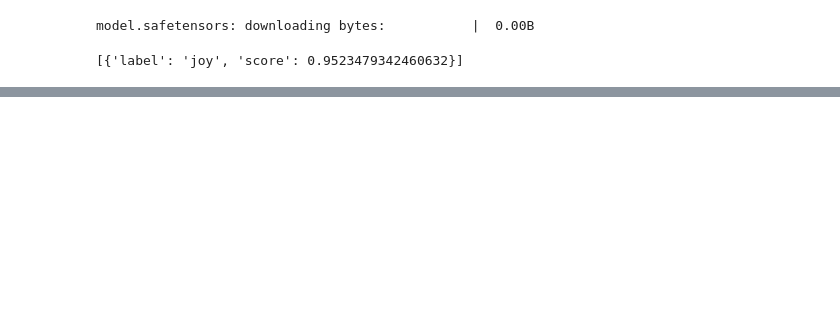
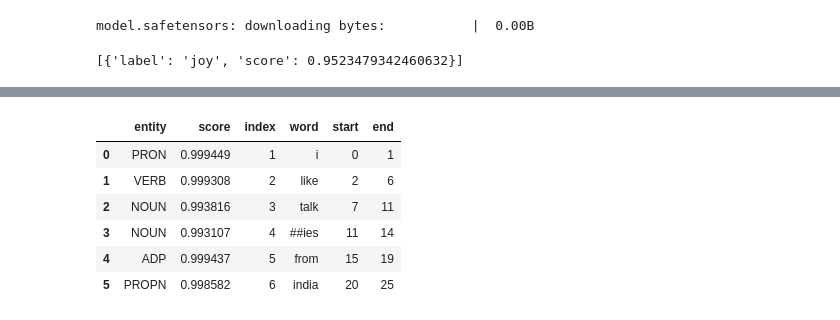
Before and after one commit to kumar-sanchay/fine-tunning-models, a Jupyter notebook: HuggingFaceExplore.ipynb, the cells around one changed output, grey strips where cells are left out. Saved outputs shown, nothing was run; the diff lists cells and outputs as text; code cells hidden in the pictures; blank space fills up the shorter version.

```diff
--- a/HuggingFaceExplore.ipynb
+++ b/HuggingFaceExplore.ipynb
@@ -21,0 +24,5 @@ outputs
+# %%
+from transformers import pipeline
+
+# ner = pipeline(task='ner', model='dbmdz/bert-large-cased-finetuned-conll03-english')
+ner = pipeline(task='ner', model='vblagoje/bert-english-uncased-finetuned-pos', device=0)
@@ -21,0 +39,16 @@ outputs
+# %%
+text = 'I like Talkies from india'
+
+output = ner(text)
+# %%
+import pandas as pd
+
+pd.DataFrame(output)
+# %% [output]
+|  | entity | score | index | word | start | end |
+| 0 | PRON | 0.999449 | 1 | i | 0 | 1 |
+| 1 | VERB | 0.999308 | 2 | like | 2 | 6 |
+| 2 | NOUN | 0.993816 | 3 | talk | 7 | 11 |
+| 3 | NOUN | 0.993107 | 4 | ##ies | 11 | 14 |
+| 4 | ADP | 0.999437 | 5 | from | 15 | 19 |
+| 5 | PROPN | 0.998582 | 6 | india | 20 | 25 |
```
Also changed, not shown: parts of 4 cells of this notebook.
